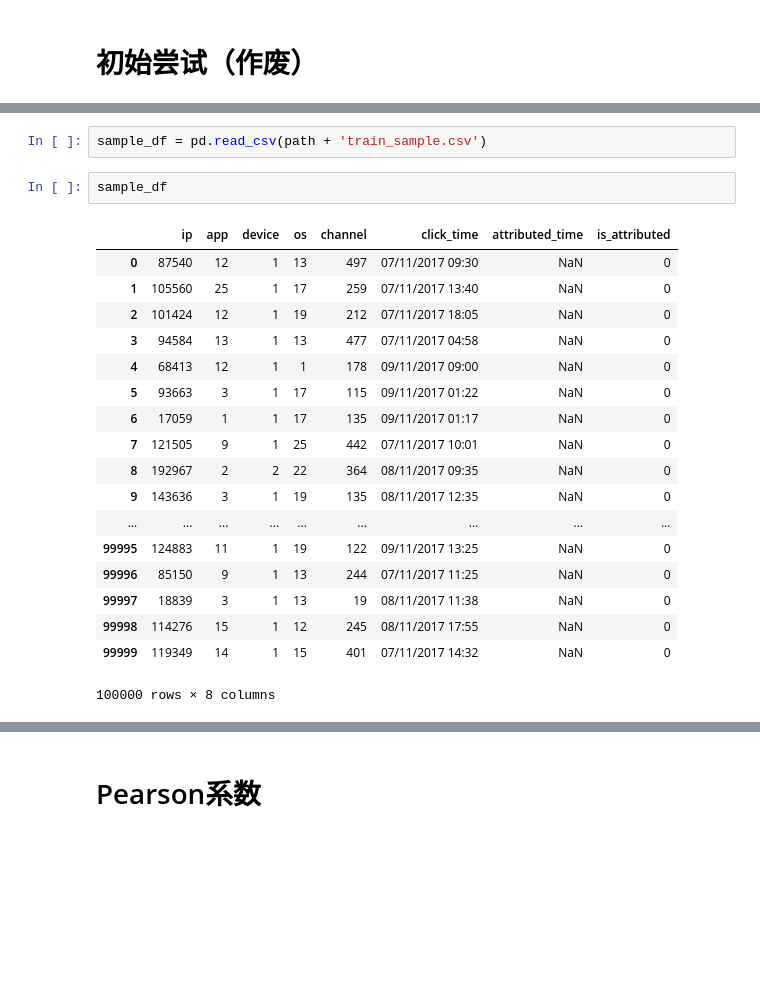
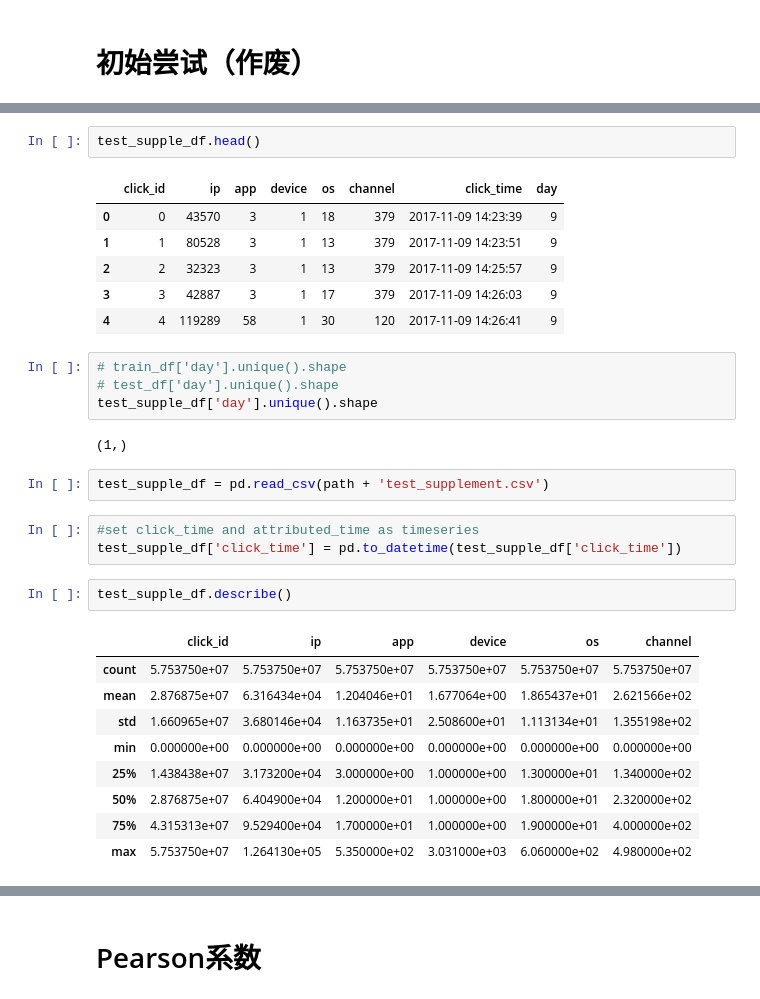
Before and after one commit to RMSnow/AdTracking, a Jupyter notebook: correlation.ipynb, the cells around one changed output, grey strips where cells are left out. Drawn from its saved outputs; the diff is of its cells as text; blank space fills up the shorter version.

```diff
--- a/correlation.ipynb
+++ b/correlation.ipynb
@@ -30,23 +33,32 @@ df
+# %%
+test_supple_df.head()
+# %% [output]
+|  | click_id | ip | app | device | os | channel | click_time | day |
+| 0 | 0 | 43570 | 3 | 1 | 18 | 379 | 2017-11-09 14:23:39 | 9 |
+| 1 | 1 | 80528 | 3 | 1 | 13 | 379 | 2017-11-09 14:23:51 | 9 |
+| 2 | 2 | 32323 | 3 | 1 | 13 | 379 | 2017-11-09 14:25:57 | 9 |
+| 3 | 3 | 42887 | 3 | 1 | 17 | 379 | 2017-11-09 14:26:03 | 9 |
+| 4 | 4 | 119289 | 58 | 1 | 30 | 120 | 2017-11-09 14:26:41 | 9 |
+# %%
+# train_df['day'].unique().shape
+# test_df['day'].unique().shape
+test_supple_df['day'].unique().shape
+# %% [output]
+(1,)
 # %%
-sample_df = pd.read_csv(path + 'train_sample.csv')
+test_supple_df = pd.read_csv(path + 'test_supplement.csv')
-# %%
-sample_df
-# %% [output]
-|  | ip | app | device | os | channel | click_time | attributed_time | is_attributed |
-| 0 | 87540 | 12 | 1 | 13 | 497 | 07/11/2017 09:30 | NaN | 0 |
-| 1 | 105560 | 25 | 1 | 17 | 259 | 07/11/2017 13:40 | NaN | 0 |
-| 2 | 101424 | 12 | 1 | 19 | 212 | 07/11/2017 18:05 | NaN | 0 |
-| 3 | 94584 | 13 | 1 | 13 | 477 | 07/11/2017 04:58 | NaN | 0 |
-| 4 | 68413 | 12 | 1 | 1 | 178 | 09/11/2017 09:00 | NaN | 0 |
-| 5 | 93663 | 3 | 1 | 17 | 115 | 09/11/2017 01:22 | NaN | 0 |
-| 6 | 17059 | 1 | 1 | 17 | 135 | 09/11/2017 01:17 | NaN | 0 |
-| 7 | 121505 | 9 | 1 | 25 | 442 | 07/11/2017 10:01 | NaN | 0 |
-| 8 | 192967 | 2 | 2 | 22 | 364 | 08/11/2017 09:35 | NaN | 0 |
-| 9 | 143636 | 3 | 1 | 19 | 135 | 08/11/2017 12:35 | NaN | 0 |
-| ... | ... | ... | ... | ... | ... | ... | ... | ... |
-| 99995 | 124883 | 11 | 1 | 19 | 122 | 09/11/2017 13:25 | NaN | 0 |
-| 99996 | 85150 | 9 | 1 | 13 | 244 | 07/11/2017 11:25 | NaN | 0 |
-| 99997 | 18839 | 3 | 1 | 13 | 19 | 08/11/2017 11:38 | NaN | 0 |
-| 99998 | 114276 | 15 | 1 | 12 | 245 | 08/11/2017 17:55 | NaN | 0 |
-| 99999 | 119349 | 14 | 1 | 15 | 401 | 07/11/2017 14:32 | NaN | 0 |
-100000 rows × 8 columns
+# %%
+#set click_time and attributed_time as timeseries
+test_supple_df['click_time'] = pd.to_datetime(test_supple_df['click_time'])
+# %%
+test_supple_df.describe()
+# %% [output]
+|  | click_id | ip | app | device | os | channel |
+| count | 5.753750e+07 | 5.753750e+07 | 5.753750e+07 | 5.753750e+07 | 5.753750e+07 | 5.753750e+07 |
+| mean | 2.876875e+07 | 6.316434e+04 | 1.204046e+01 | 1.677064e+00 | 1.865437e+01 | 2.621566e+02 |
+| std | 1.660965e+07 | 3.680146e+04 | 1.163735e+01 | 2.508600e+01 | 1.113134e+01 | 1.355198e+02 |
+| min | 0.000000e+00 | 0.000000e+00 | 0.000000e+00 | 0.000000e+00 | 0.000000e+00 | 0.000000e+00 |
+| 25% | 1.438438e+07 | 3.173200e+04 | 3.000000e+00 | 1.000000e+00 | 1.300000e+01 | 1.340000e+02 |
+| 50% | 2.876875e+07 | 6.404900e+04 | 1.200000e+01 | 1.000000e+00 | 1.800000e+01 | 2.320000e+02 |
+| 75% | 4.315313e+07 | 9.529400e+04 | 1.700000e+01 | 1.000000e+00 | 1.900000e+01 | 4.000000e+02 |
+| max | 5.753750e+07 | 1.264130e+05 | 5.350000e+02 | 3.031000e+03 | 6.060000e+02 | 4.980000e+02 |
```
Also changed, not shown: parts of 11 cells of this notebook, 1 other file.
